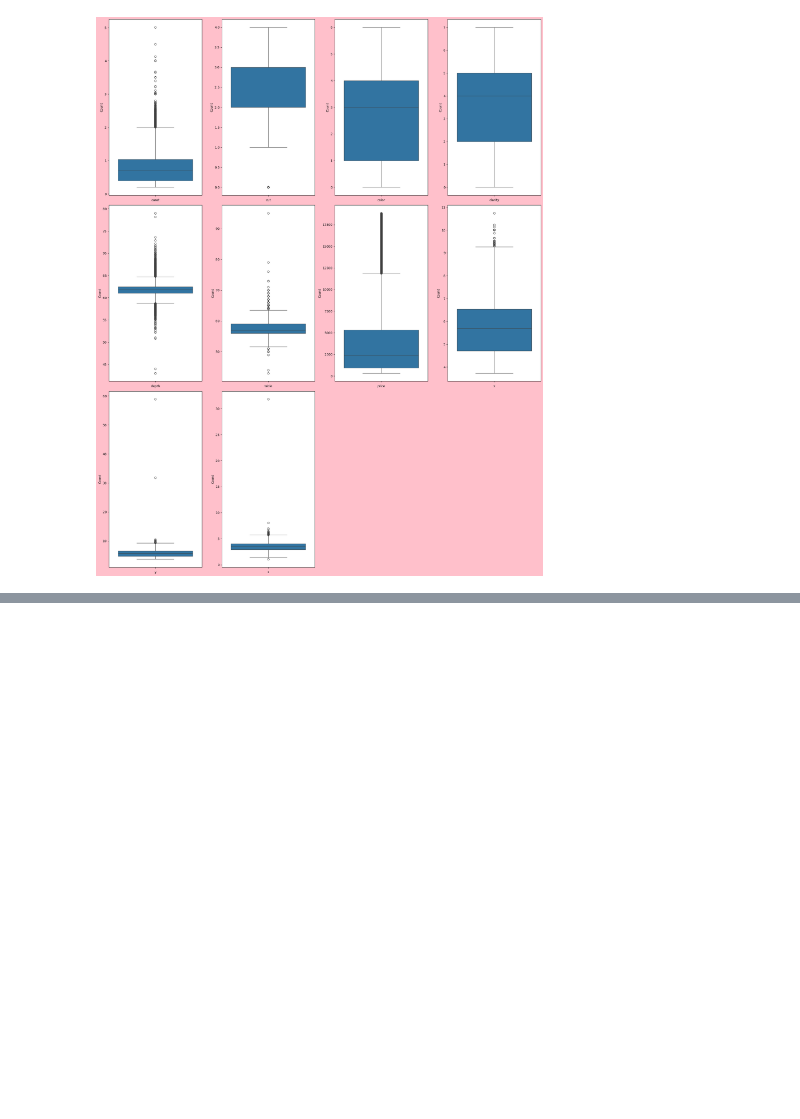
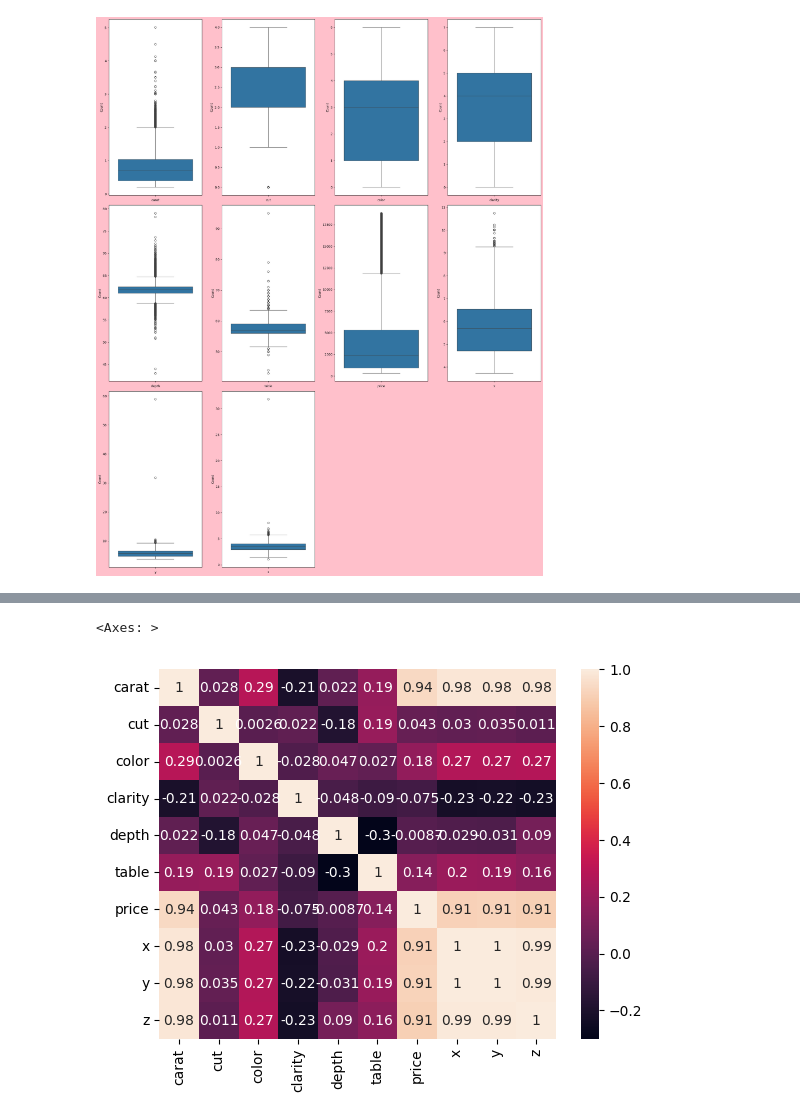
Before and after one commit to Aditya190704/Diamond_Price_Prediction_using_ML, a Jupyter notebook: model.ipynb, the cells around one changed output, grey strips where cells are left out. Saved outputs shown, nothing was run; the diff lists cells and outputs as text; code cells hidden in the pictures; blank space fills up the shorter version.

```diff
--- a/model.ipynb
+++ b/model.ipynb
@@ -270,0 +350,3 @@ plt.tight_layout()
+# %%
+tc = capped_data.corr()
+tc
@@ -270,0 +365,5 @@ plt.tight_layout()
+# %%
+sns.heatmap(tc, annot=True)
+# %% [output]
+<Axes: >
+[figure, added]
```
Also changed, not shown: parts of 44 cells of this notebook.
